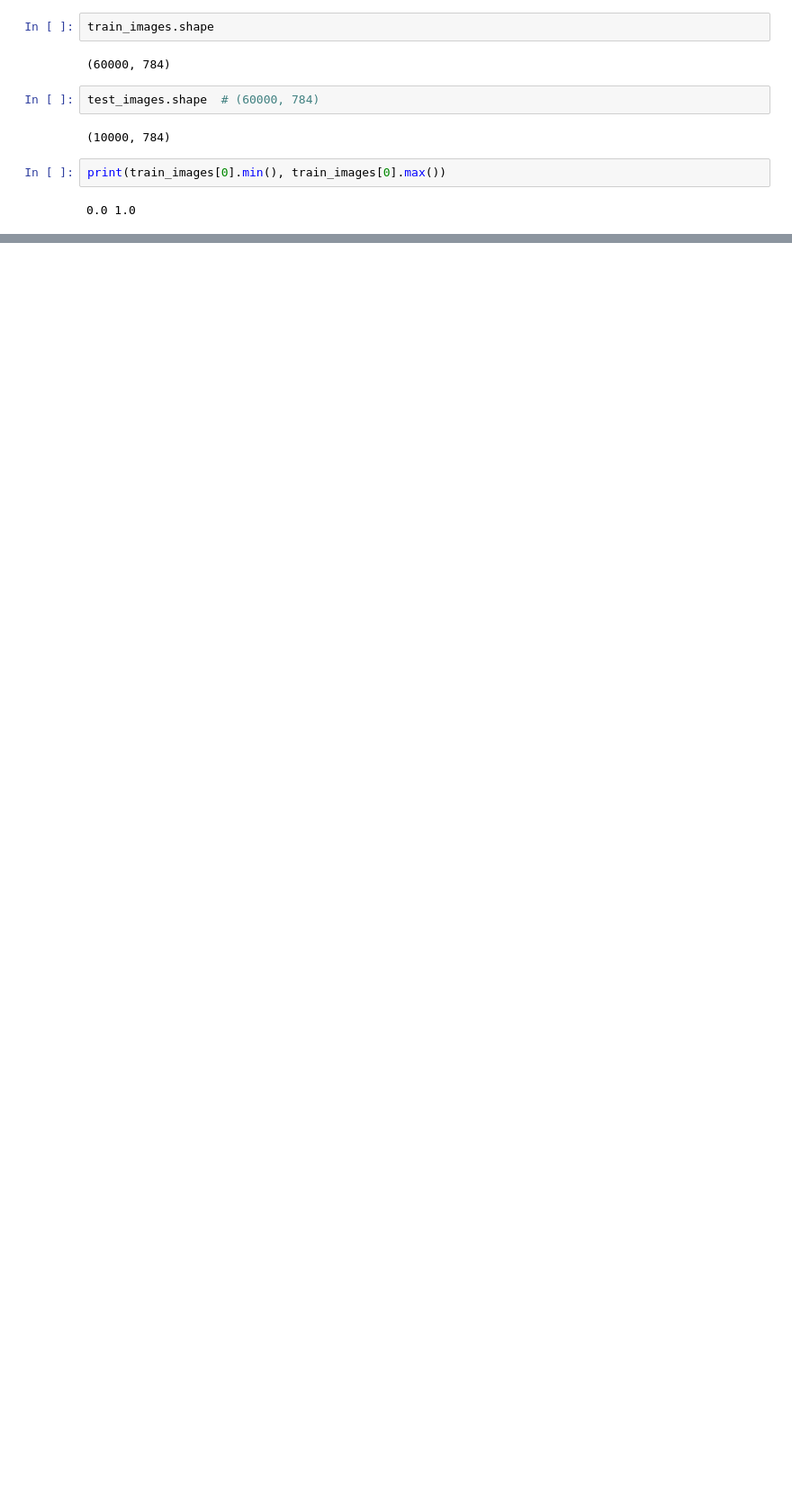
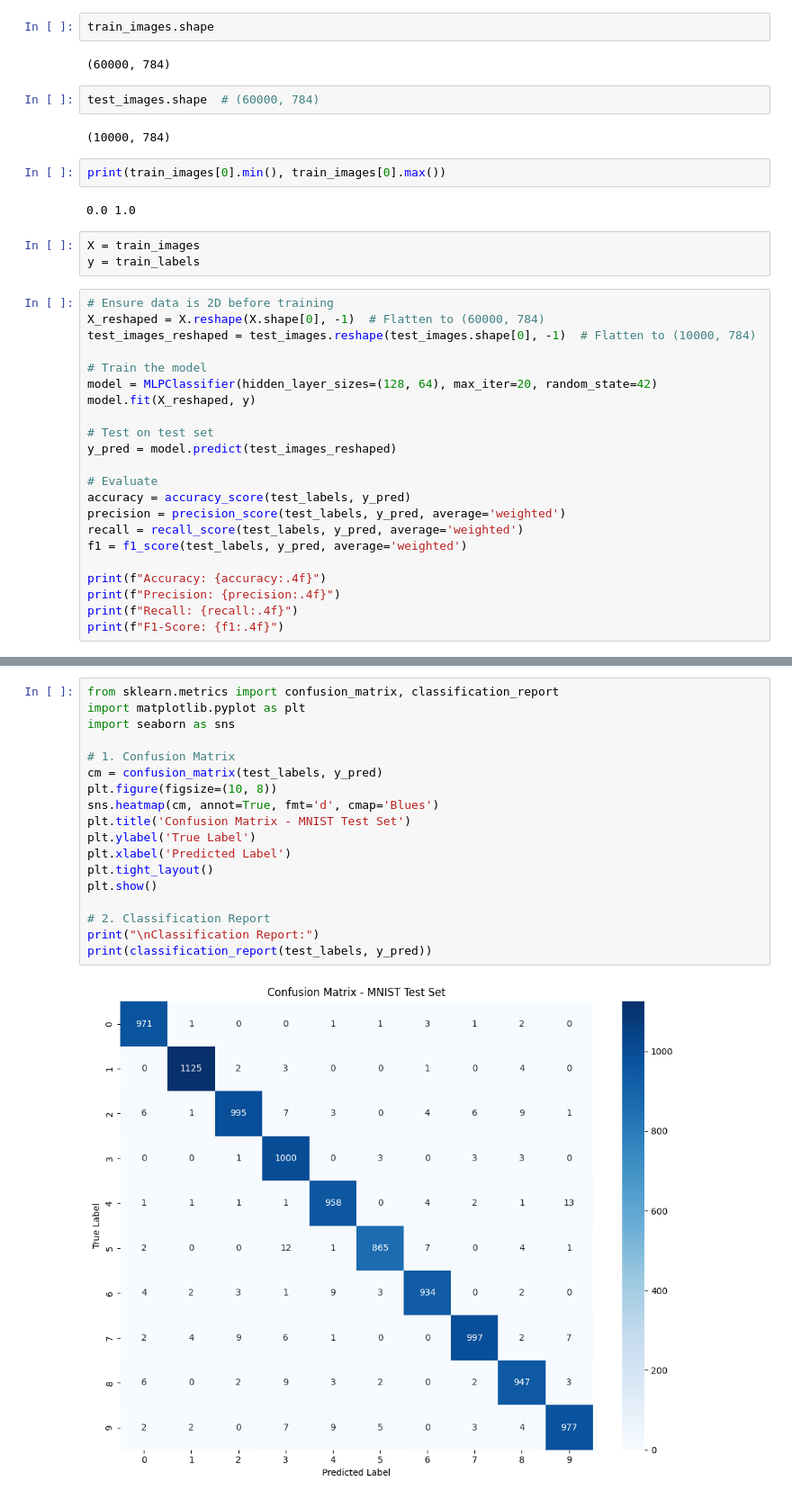
Before and after one commit to arminsiv/CPU-Vs-FPGA, a Jupyter notebook: FPGA.ipynb, the cells around one changed output, grey strips where cells are left out. Shown at 90% size. Drawn from its saved outputs; the diff is of its cells as text; blank space fills up the shorter version.

Commit message:
Train & Test model

```diff
--- a/FPGA.ipynb
+++ b/FPGA.ipynb
@@ -57,3 +62,28 @@ test_images.shape  # (60000, 784)
 print(train_images[0].min(), train_images[0].max())
 # %% [output]
 0.0 1.0
+# %%
+X = train_images
+y = train_labels
+# %%
+# Ensure data is 2D before training
+X_reshaped = X.reshape(X.shape[0], -1)  # Flatten to (60000, 784)
+test_images_reshaped = test_images.reshape(test_images.shape[0], -1)  # Flatten to (10000, 784)
+
+# Train the model
+model = MLPClassifier(hidden_layer_sizes=(128, 64), max_iter=20, random_state=42)
+model.fit(X_reshaped, y)
+
+# Test on test set
+y_pred = model.predict(test_images_reshaped)
+
+# Evaluate
+accuracy = accuracy_score(test_labels, y_pred)
+precision = precision_score(test_labels, y_pred, average='weighted')
+recall = recall_score(test_labels, y_pred, average='weighted')
+f1 = f1_score(test_labels, y_pred, average='weighted')
+
+print(f"Accuracy: {accuracy:.4f}")
+print(f"Precision: {precision:.4f}")
+print(f"Recall: {recall:.4f}")
+print(f"F1-Score: {f1:.4f}")
@@ -59,0 +95,20 @@ print(train_images[0].min(), train_images[0].max())
+# %%
+from sklearn.metrics import confusion_matrix, classification_report
+import matplotlib.pyplot as plt
+import seaborn as sns
+
+# 1. Confusion Matrix
+cm = confusion_matrix(test_labels, y_pred)
+plt.figure(figsize=(10, 8))
+sns.heatmap(cm, annot=True, fmt='d', cmap='Blues')
+plt.title('Confusion Matrix - MNIST Test Set')
+plt.ylabel('True Label')
+plt.xlabel('Predicted Label')
+plt.tight_layout()
+plt.show()
+
+# 2. Classification Report
+print("\nClassification Report:")
+print(classification_report(test_labels, y_pred))
+# %% [output]
+[figure, added]
```
Also changed, not shown: parts of 8 cells of this notebook.
